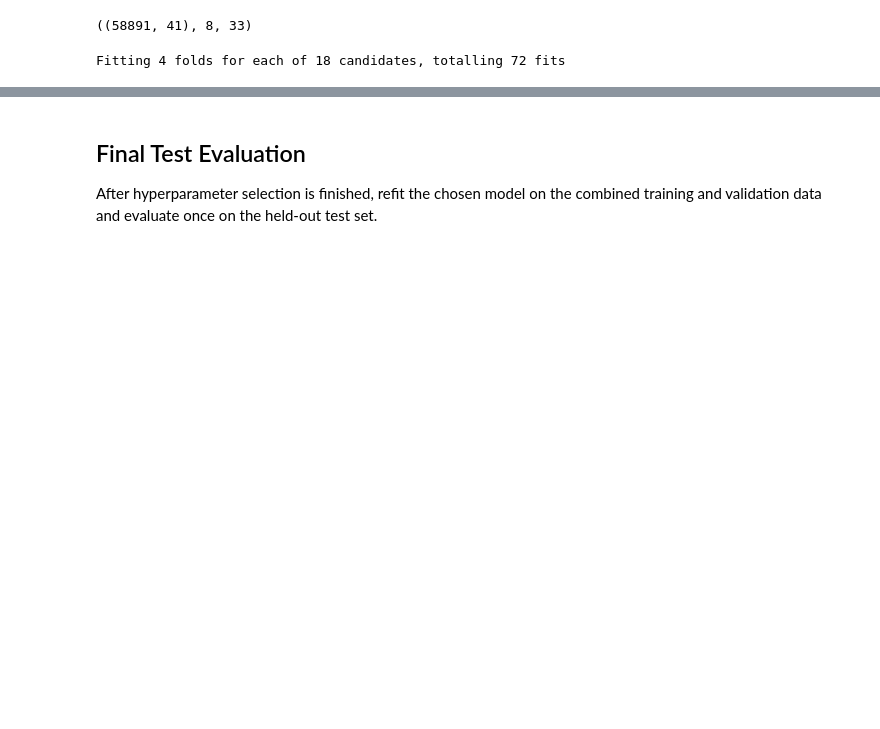
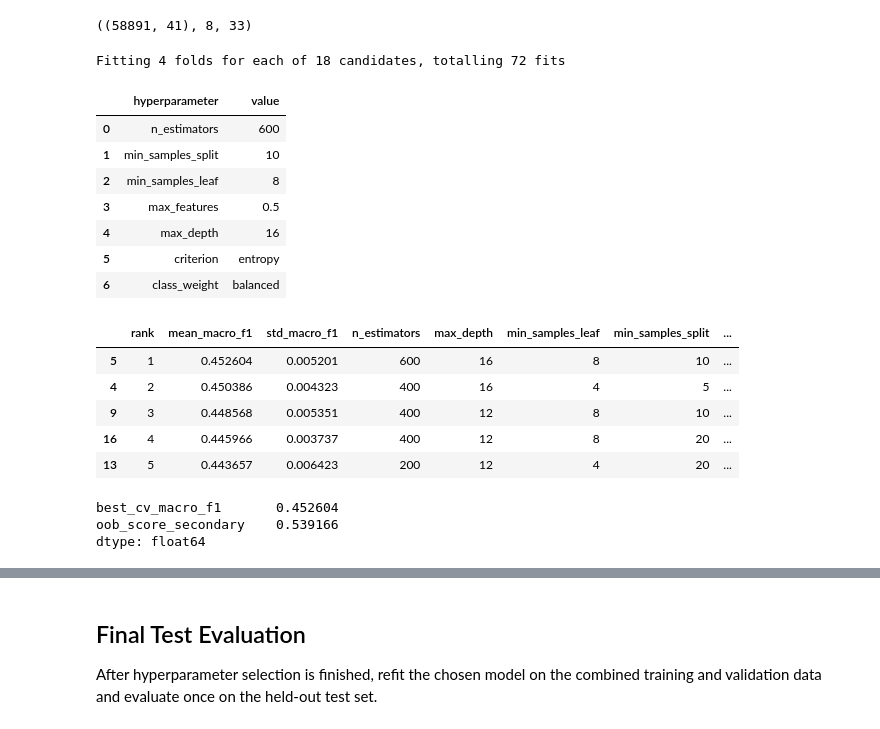
Before and after one commit to votsun/diabetes-classification-project, a Jupyter notebook: src/random_forest.ipynb, the cells around one changed output, grey strips where cells are left out. Drawn from its saved outputs; the diff is of its cells as text; code cells hidden in the pictures; blank space fills up the shorter version.

```diff
--- a/src/random_forest.ipynb
+++ b/src/random_forest.ipynb
@@ -223,37 +228,96 @@ pipeline = Pipeline([
 ])
 
 param_distributions = {
     'model__n_estimators': [200, 400, 600],
     'model__criterion': ['gini', 'entropy'],
     'model__max_depth': [8, 12, 16, None],
     'model__min_samples_split': [2, 5, 10, 20],
     'model__min_samples_leaf': [1, 2, 4, 8],
     'model__max_features': ['sqrt', 0.3, 0.5],
     'model__class_weight': [None, 'balanced', 'balanced_subsample'],
 }
 
 search_cv = StratifiedGroupKFold(n_splits=4, shuffle=True, random_state=RANDOM_STATE)
 
 search = RandomizedSearchCV(
     estimator=pipeline,
     param_distributions=param_distributions,
     n_iter=18,
     scoring='f1_macro',
     cv=search_cv,
     n_jobs=-1,
     refit=True,
     random_state=RANDOM_STATE,
     verbose=1,
 )
 
 search.fit(X_train, y_train, groups=train_groups)
 
-search.best_params_, search.best_score_
+best_params_df = pd.DataFrame({
+    'hyperparameter': [key.replace('model__', '') for key in search.best_params_.keys()],
+    'value': list(search.best_params_.values()),
+})
+
+cv_results_df = (
+    pd.DataFrame(search.cv_results_)
+    .sort_values('rank_test_score')
+    [[
+        'rank_test_score',
+        'mean_test_score',
+        'std_test_score',
+        'param_model__n_estimators',
+        'param_model__max_depth',
+        'param_model__min_samples_leaf',
+        'param_model__min_samples_split',
+        'param_model__max_features',
+        'param_model__class_weight',
+        'param_model__criterion',
+    ]]
+    .head(5)
+    .rename(columns={
+        'rank_test_score': 'rank',
+        'mean_test_score': 'mean_macro_f1',
+        'std_test_score': 'std_macro_f1',
+        'param_model__n_estimators': 'n_estimators',
+        'param_model__max_depth': 'max_depth',
+        'param_model__min_samples_leaf': 'min_samples_leaf',
+        'param_model__min_samples_split': 'min_samples_split',
+        'param_model__max_features': 'max_features',
+        'param_model__class_weight': 'class_weight',
+        'param_model__criterion': 'criterion',
+    })
+)
+
+display(best_params_df)
+cv_results_df
 # %% [output]
 Fitting 4 folds for each of 18 candidates, totalling 72 fits
+|  | hyperparameter | value |
+| 0 | n_estimators | 600 |
+| 1 | min_samples_split | 10 |
+| 2 | min_samples_leaf | 8 |
+| 3 | max_features | 0.5 |
+| 4 | max_depth | 16 |
+| 5 | criterion | entropy |
+| 6 | class_weight | balanced |
+|  | rank | mean_macro_f1 | std_macro_f1 | n_estimators | max_depth | min_samples_leaf | min_samples_split | ... |
+| 5 | 1 | 0.452604 | 0.005201 | 600 | 16 | 8 | 10 | ... |
+| 4 | 2 | 0.450386 | 0.004323 | 400 | 16 | 4 | 5 | ... |
+| 9 | 3 | 0.448568 | 0.005351 | 400 | 12 | 8 | 10 | ... |
+| 16 | 4 | 0.445966 | 0.003737 | 400 | 12 | 8 | 20 | ... |
+| 13 | 5 | 0.443657 | 0.006423 | 200 | 12 | 4 | 20 | ... |
 # %%
 best_model = search.best_estimator_
 best_forest = best_model.named_steps['model']
 
-best_forest.oob_score_
+secondary_diagnostics = pd.Series({
+    'best_cv_macro_f1': search.best_score_,
+    'oob_score_secondary': best_forest.oob_score_,
+})
+
+secondary_diagnostics
+# %% [output]
+best_cv_macro_f1       0.452604
+oob_score_secondary    0.539166
+dtype: float64
 # %%
```
Also changed, not shown: parts of 15 cells of this notebook.
